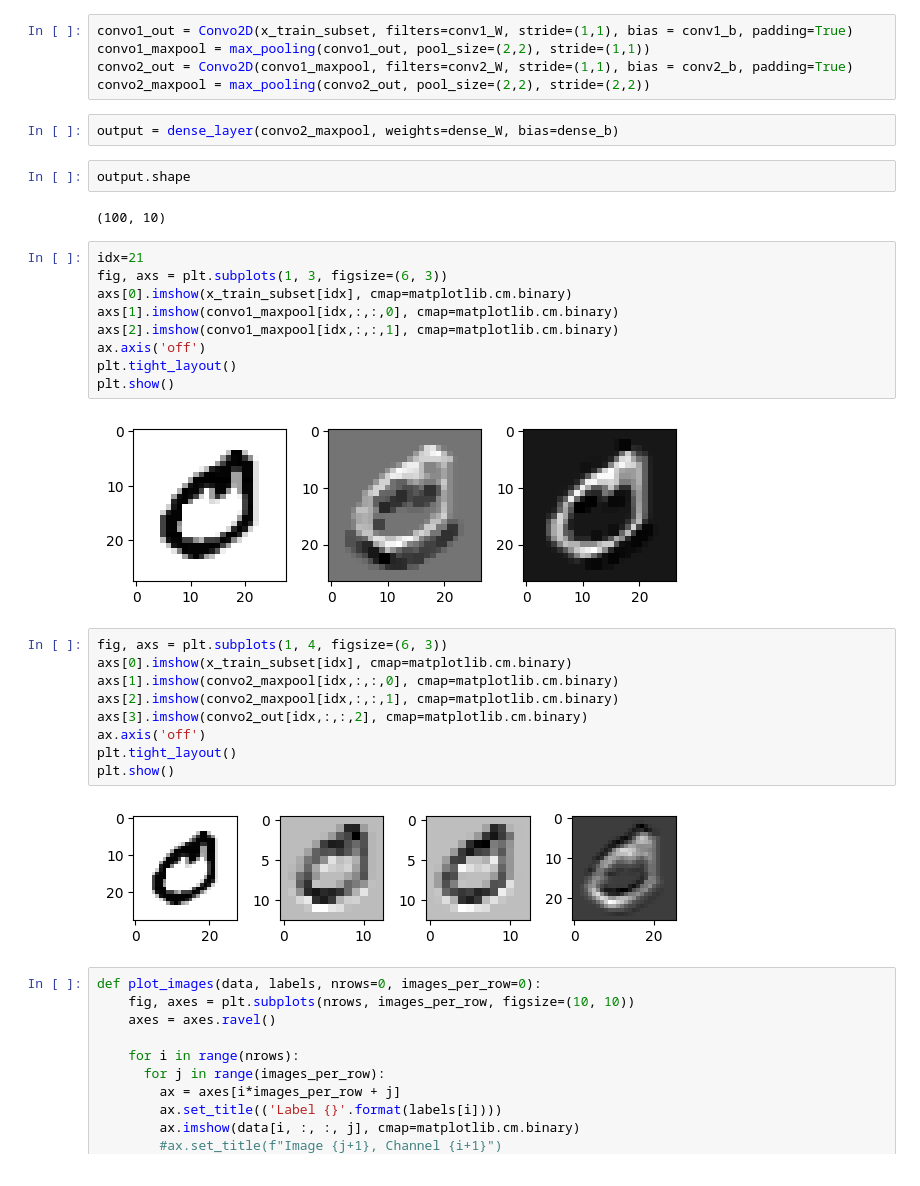
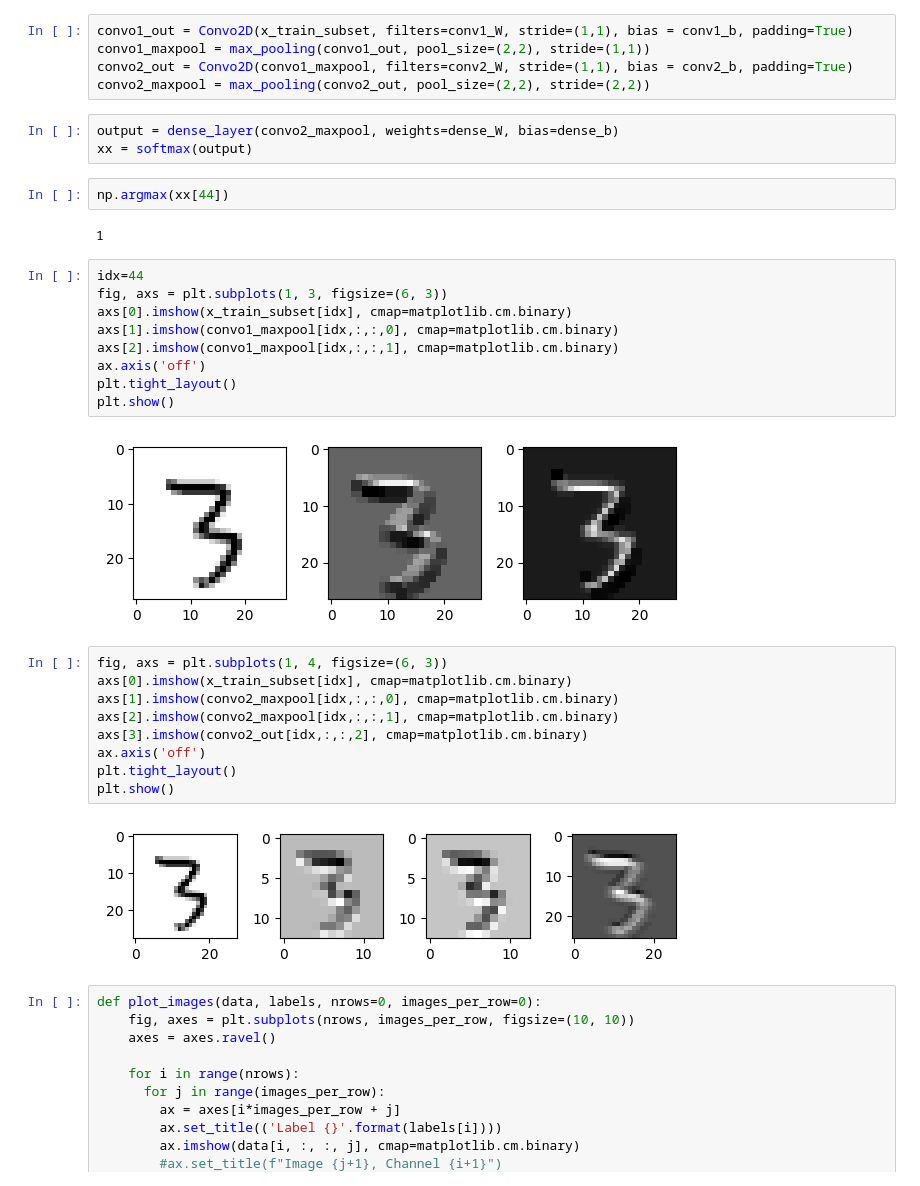
Before and after one commit to pquynhvu/TDA, a Jupyter notebook: mnist_pytorch.ipynb, the cells around one changed output. Cells and saved outputs as stored; diff of their text form.

```diff
--- a/mnist_pytorch.ipynb
+++ b/mnist_pytorch.ipynb
@@ -237,21 +245,22 @@ convo2_out = Convo2D(convo1_maxpool, filters=conv2_W, stride=(1,1), bias = conv2
 convo2_maxpool = max_pooling(convo2_out, pool_size=(2,2), stride=(2,2))
 # %%
 output = dense_layer(convo2_maxpool, weights=dense_W, bias=dense_b)
+xx = softmax(output)
-# %%
-output.shape
-# %% [output]
-(100, 10)
+# %%
+np.argmax(xx[44])
+# %% [output]
+1
 # %%
-idx=21
+idx=44
 fig, axs = plt.subplots(1, 3, figsize=(6, 3))
 axs[0].imshow(x_train_subset[idx], cmap=matplotlib.cm.binary)
 axs[1].imshow(convo1_maxpool[idx,:,:,0], cmap=matplotlib.cm.binary)
 axs[2].imshow(convo1_maxpool[idx,:,:,1], cmap=matplotlib.cm.binary)
 ax.axis('off')
 plt.tight_layout()
 plt.show()
 # %% [output]
-[figure, old version]
+[figure, new version]
 # %%
 fig, axs = plt.subplots(1, 4, figsize=(6, 3))
 axs[0].imshow(x_train_subset[idx], cmap=matplotlib.cm.binary)
@@ -262,7 +271,7 @@ ax.axis('off')
 plt.tight_layout()
 plt.show()
 # %% [output]
-[figure, old version]
+[figure, new version]
 # %%
 def plot_images(data, labels, nrows=0, images_per_row=0):
     fig, axes = plt.subplots(nrows, images_per_row, figsize=(10, 10))
```
Also changed, not shown: parts of 1 cell of this notebook.
